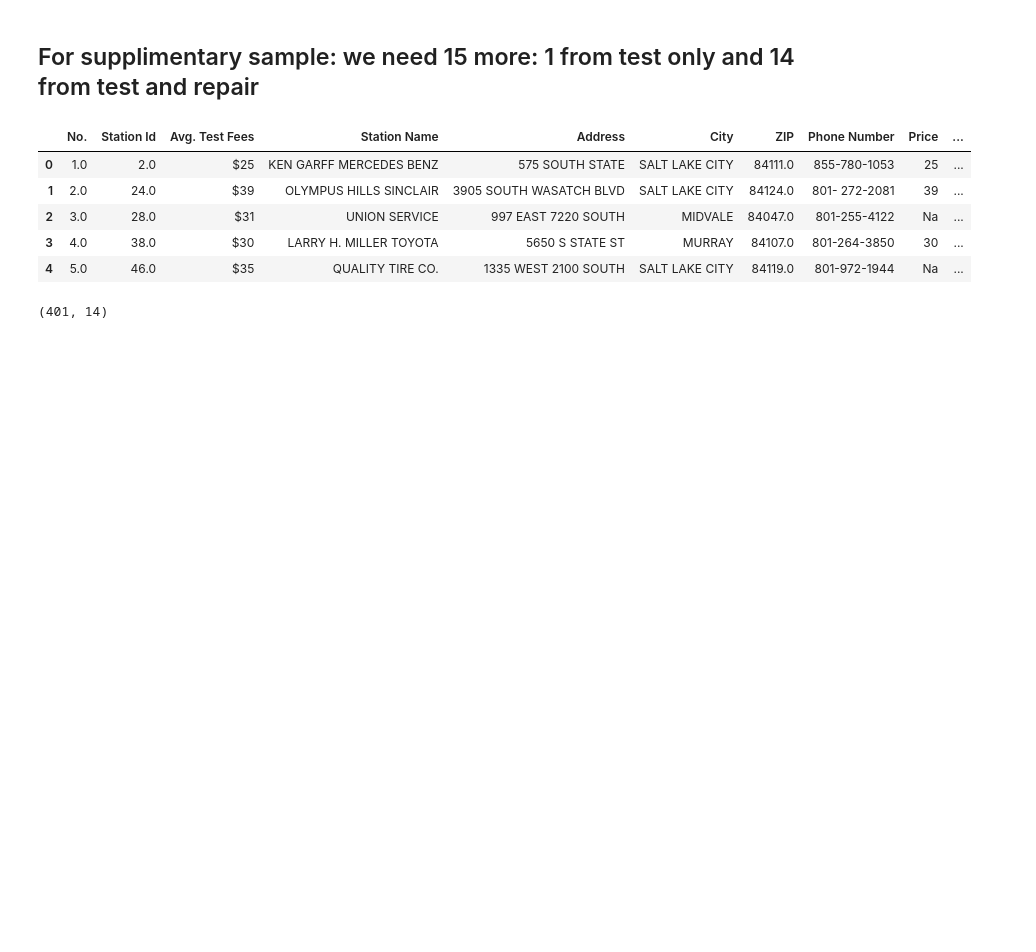
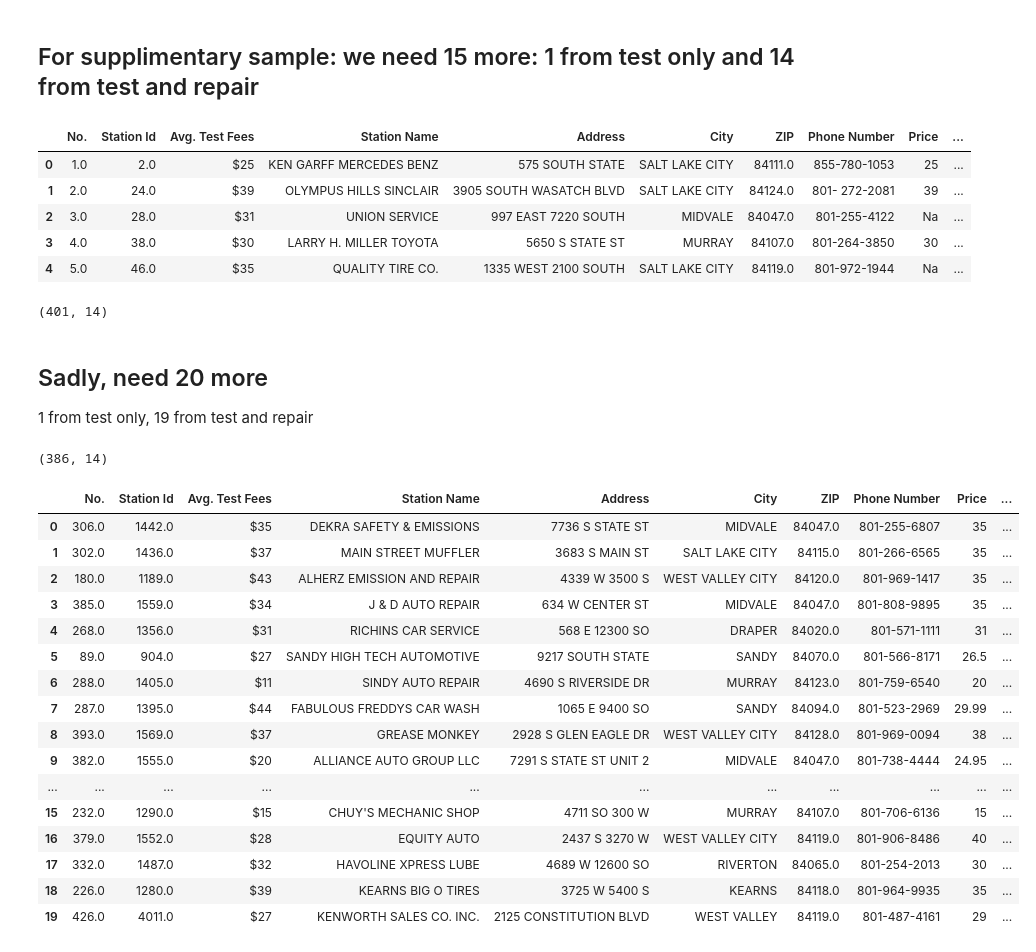
Before and after one commit to capstoneporject2019airquality/capstone_code_sharing, a Jupyter notebook: sampling_yunhe/sampling_yunhe.ipynb, the cells around one changed output. Drawn from its saved outputs; the diff is of its cells as text; code cells hidden in the pictures; blank space fills up the shorter version.

```diff
--- a/sampling_yunhe/sampling_yunhe.ipynb
+++ b/sampling_yunhe/sampling_yunhe.ipynb
@@ -105,3 +105,41 @@ tnr_s2 = test_and_repair2.sample(n=14, random_state=2019)
 # %%
 sample2 = pd.concat([to_s2, tnr_s2], ignore_index=True)
 sample2.to_csv('sample2.csv')
+# %% [markdown]
+## Sadly, need 20 more
+1 from test only, 19 from test and repair
+# %%
+#remove previous
+index_ls2 = sample2['No.']
+stations3 = stations2[~stations2['No.'].isin(index_ls2)]
+stations3.shape
+# %% [output]
+(386, 14)
+# %%
+test_only3 = stations3.loc[stations3['Service Type'] == 'TestOnly'].reset_index(drop=True)
+test_and_repair3 = stations3.loc[stations3['Service Type'] == 'TestAndRepair'].reset_index(drop=True)
+to_s3 = test_only3.sample(n=1, random_state = 2019)
+tnr_s3 = test_and_repair3.sample(n=19, random_state=2019)
+# %%
+sample3 = pd.concat([to_s3, tnr_s3], ignore_index=True)
+sample3.to_csv('sample3.csv')
+# %%
+sample3
+# %% [output]
+|  | No. | Station Id | Avg. Test Fees | Station Name | Address | City | ZIP | Phone Number | Price | ... |
+| 0 | 306.0 | 1442.0 | $35 | DEKRA SAFETY & EMISSIONS | 7736 S STATE ST | MIDVALE | 84047.0 | 801-255-6807 | 35 | ... |
+| 1 | 302.0 | 1436.0 | $37 | MAIN STREET MUFFLER | 3683 S MAIN ST | SALT LAKE CITY | 84115.0 | 801-266-6565 | 35 | ... |
+| 2 | 180.0 | 1189.0 | $43 | ALHERZ EMISSION AND REPAIR | 4339 W 3500 S | WEST VALLEY CITY | 84120.0 | 801-969-1417 | 35 | ... |
+| 3 | 385.0 | 1559.0 | $34 | J & D AUTO REPAIR | 634 W CENTER ST | MIDVALE | 84047.0 | 801-808-9895 | 35 | ... |
+| 4 | 268.0 | 1356.0 | $31 | RICHINS CAR SERVICE | 568 E 12300 SO | DRAPER | 84020.0 | 801-571-1111 | 31 | ... |
+| 5 | 89.0 | 904.0 | $27 | SANDY HIGH TECH AUTOMOTIVE | 9217 SOUTH STATE | SANDY | 84070.0 | 801-566-8171 | 26.5 | ... |
+| 6 | 288.0 | 1405.0 | $11 | SINDY AUTO REPAIR | 4690 S RIVERSIDE DR | MURRAY | 84123.0 | 801-759-6540 | 20 | ... |
+| 7 | 287.0 | 1395.0 | $44 | FABULOUS FREDDYS CAR WASH | 1065 E 9400 SO | SANDY | 84094.0 | 801-523-2969 | 29.99 | ... |
+| 8 | 393.0 | 1569.0 | $37 | GREASE MONKEY | 2928 S GLEN EAGLE DR | WEST VALLEY CITY | 84128.0 | 801-969-0094 | 38 | ... |
+| 9 | 382.0 | 1555.0 | $20 | ALLIANCE AUTO GROUP LLC | 7291 S STATE ST UNIT 2 | MIDVALE | 84047.0 | 801-738-4444 | 24.95 | ... |
+| ... | ... | ... | ... | ... | ... | ... | ... | ... | ... | ... |
+| 15 | 232.0 | 1290.0 | $15 | CHUY'S MECHANIC SHOP | 4711 SO 300 W | MURRAY | 84107.0 | 801-706-6136 | 15 | ... |
+| 16 | 379.0 | 1552.0 | $28 | EQUITY AUTO | 2437 S 3270 W | WEST VALLEY CITY | 84119.0 | 801-906-8486 | 40 | ... |
+| 17 | 332.0 | 1487.0 | $32 | HAVOLINE XPRESS LUBE | 4689 W 12600 SO | RIVERTON | 84065.0 | 801-254-2013 | 30 | ... |
+| 18 | 226.0 | 1280.0 | $39 | KEARNS BIG O TIRES | 3725 W 5400 S | KEARNS | 84118.0 | 801-964-9935 | 35 | ... |
+| 19 | 426.0 | 4011.0 | $27 | KENWORTH SALES CO. INC. | 2125 CONSTITUTION BLVD | WEST VALLEY | 84119.0 | 801-487-4161 | 29 | ... |
```
Also changed, not shown: 1 other file.
